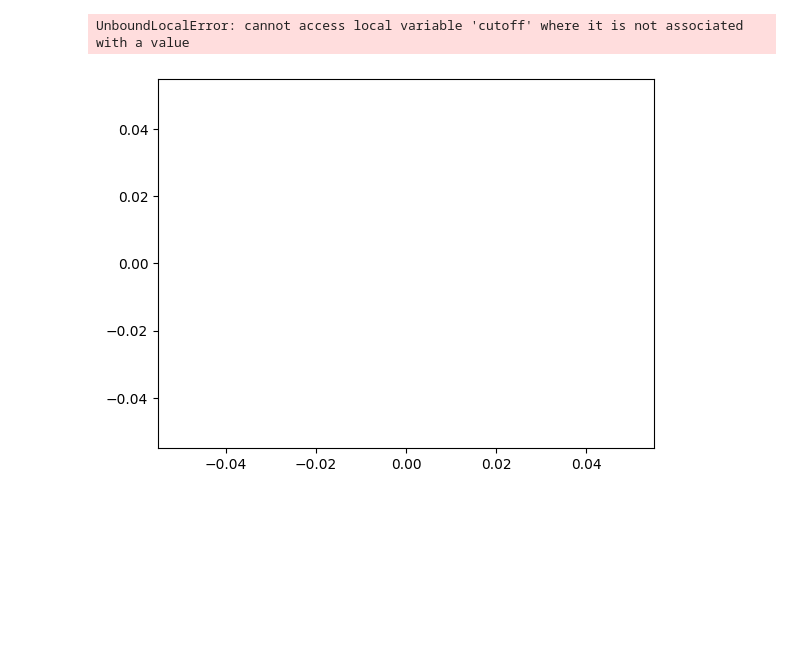
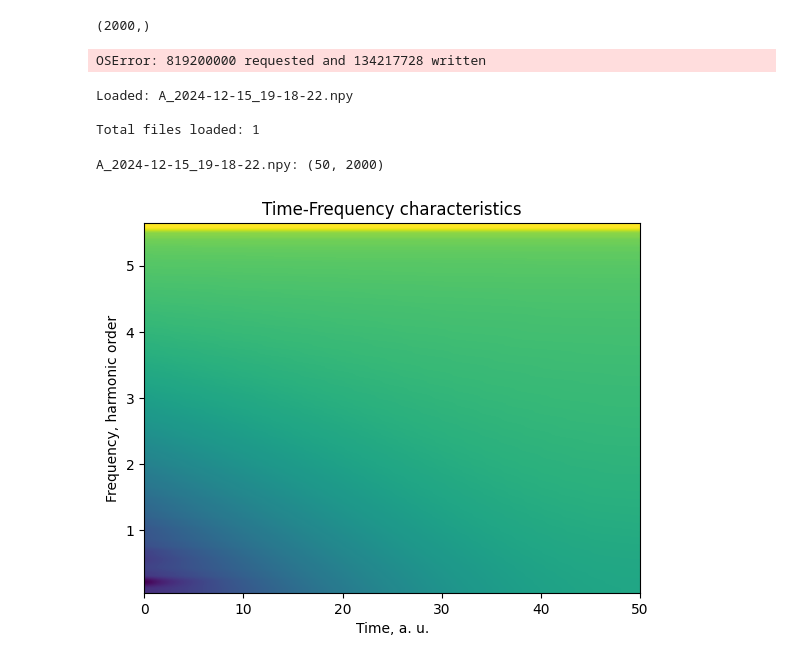
Before and after one commit to Volalex2000/HHG, a Jupyter notebook: test_main.ipynb, the cells around one changed output. Saved outputs shown, nothing was run; the diff lists cells and outputs as text; code cells hidden in the pictures; blank space fills up the shorter version.

Commit message:
First results

```diff
--- a/test_main.ipynb
+++ b/test_main.ipynb
@@ -22,5 +1,8 @@ A = __wavelet_transform(wavefunction, x, t, A, F)
 # %%
 from Solve_new import psi_new
 import numpy as np
-n = 50000
-wavefunction, x, t, A = psi_new([-200, 4096, -10, n], test=False)
+n = 200000
+wavefunction, x, t, A = psi_new([-200, 4096, -200, n])
+# %% [output]
+(2000,)
+OSError: 819200000 requested and 134217728 written
@@ -64,12 +9,38 @@ np.save(f'results/A_{current_time.strftime("%Y-%m-%d_%H-%M-%S")}.npy', a)
-# %%
-from Res_visualisation import *
-from Parameters import pars_YanPengPhysRevA_78_033821
-from Hydrogen import Hydrogen
-from Field import Field
-
-params = pars_YanPengPhysRevA_78_033821()[0]
-plot_HH_spectrum(0, A, params)
-imshow_time_frequency_characteristics(A)
-# %% [output]
-UnboundLocalError: cannot access local variable 'cutoff' where it is not associated with a value
-[figure, removed]
+# %%
+import os
+import numpy as np
+
+# Specify the folder path
+folder_path = './results'
+
+# List to store loaded arrays
+numpy_arrays = []
+
+# Loop through files in the directory
+for file in os.listdir(folder_path):
+    if file.startswith('A') and file.endswith('.npy'):  # Check if file starts with 'A' and ends with '.npy'
+        file_path = os.path.join(folder_path, file)
+        try:
+            array = np.load(file_path)
+            numpy_arrays.append((file, array))  # Append tuple (filename, array)
+            print(f"Loaded: {file}")
+        except Exception as e:
+            print(f"Error loading {file}: {e}")
+
+# Display summary
+print(f"\nTotal files loaded: {len(numpy_arrays)}")
+# %% [output]
+Loaded: A_2024-12-15_19-18-22.npy
+
+Total files loaded: 1
+# %%
+import matplotlib.pyplot as plt
+from Res_visualisation import *
+
+for file, A in numpy_arrays:
+    print(f"{file}: {A.shape}")
+    imshow_time_frequency_characteristics(A)
+plt.show()
+# %% [output]
+A_2024-12-15_19-18-22.npy: (50, 2000)
+[figure, added]
```
Also changed, not shown: parts of 5 cells of this notebook, 4 other files.
